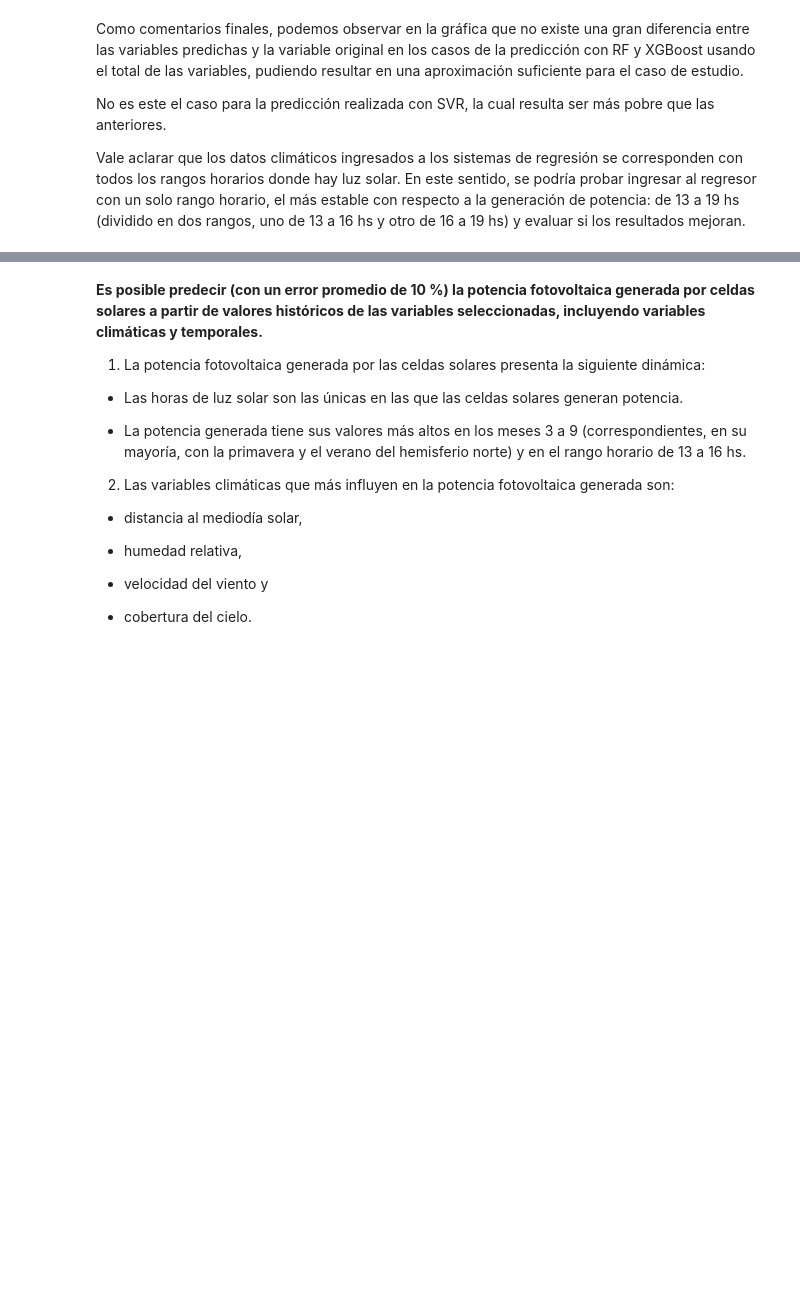
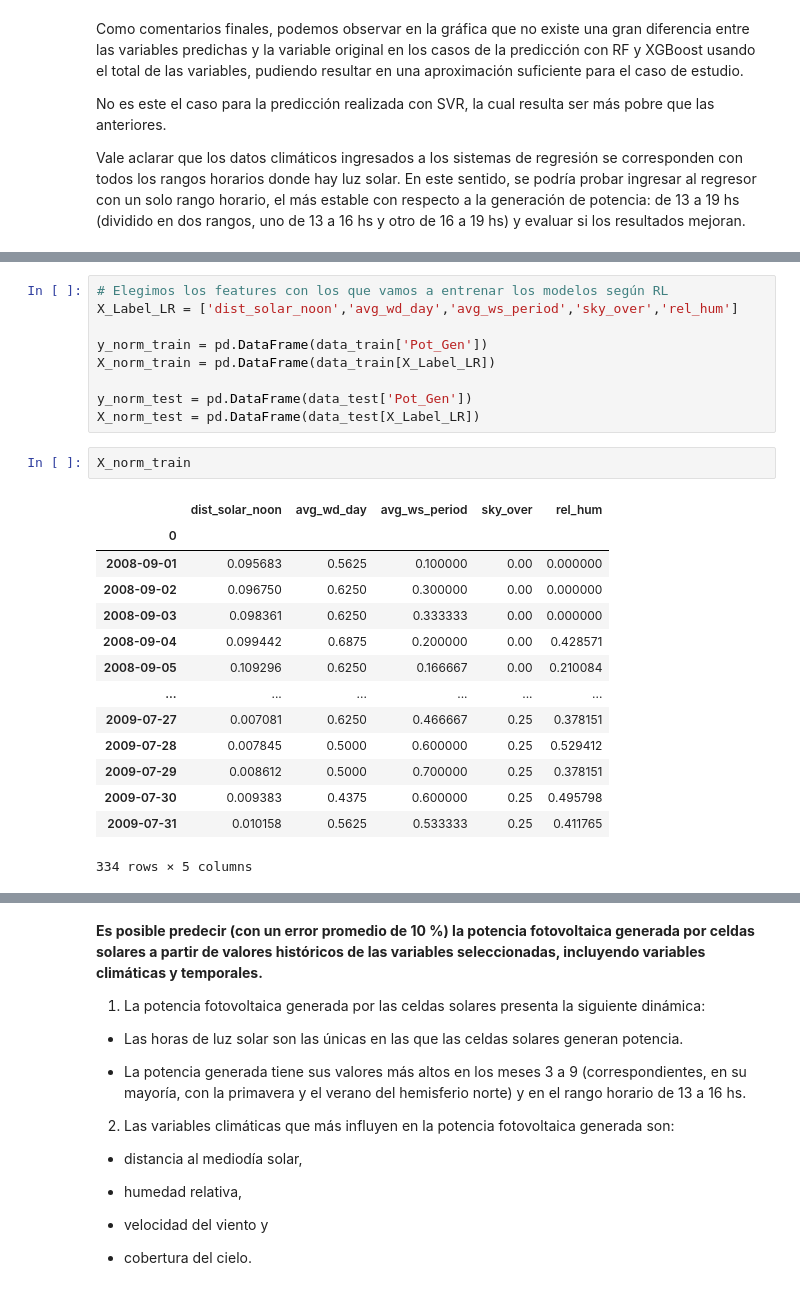
Before and after one commit to FernandoEzequiel/Coder, a Jupyter notebook: notebook/EntregasCoder/Desafio 17 - Entrega Final/Entrega_Final_GarciaGonzalez.ipynb, the cells around one changed output, grey strips where cells are left out. Saved outputs shown, nothing was run; the diff lists cells and outputs as text; blank space fills up the shorter version.

```diff
--- a/notebook/EntregasCoder/Desafio 17 - Entrega Final/Entrega_Final_GarciaGonzalez.ipynb
+++ b/notebook/EntregasCoder/Desafio 17 - Entrega Final/Entrega_Final_GarciaGonzalez.ipynb
@@ -1977,0 +2165,26 @@ Vale aclarar que los datos climáticos ingresados a los sistemas de regresión s
+# %%
+# Elegimos los features con los que vamos a entrenar los modelos según RL
+X_Label_LR = ['dist_solar_noon','avg_wd_day','avg_ws_period','sky_over','rel_hum']
+
+y_norm_train = pd.DataFrame(data_train['Pot_Gen'])
+X_norm_train = pd.DataFrame(data_train[X_Label_LR])
+
+y_norm_test = pd.DataFrame(data_test['Pot_Gen'])
+X_norm_test = pd.DataFrame(data_test[X_Label_LR])
+# %%
+X_norm_train
+# %% [output]
+|  | dist_solar_noon | avg_wd_day | avg_ws_period | sky_over | rel_hum |
+| 0 |  |  |  |  |  |
+| 2008-09-01 | 0.095683 | 0.5625 | 0.100000 | 0.00 | 0.000000 |
+| 2008-09-02 | 0.096750 | 0.6250 | 0.300000 | 0.00 | 0.000000 |
+| 2008-09-03 | 0.098361 | 0.6250 | 0.333333 | 0.00 | 0.000000 |
+| 2008-09-04 | 0.099442 | 0.6875 | 0.200000 | 0.00 | 0.428571 |
+| 2008-09-05 | 0.109296 | 0.6250 | 0.166667 | 0.00 | 0.210084 |
+| ... | ... | ... | ... | ... | ... |
+| 2009-07-27 | 0.007081 | 0.6250 | 0.466667 | 0.25 | 0.378151 |
+| 2009-07-28 | 0.007845 | 0.5000 | 0.600000 | 0.25 | 0.529412 |
+| 2009-07-29 | 0.008612 | 0.5000 | 0.700000 | 0.25 | 0.378151 |
+| 2009-07-30 | 0.009383 | 0.4375 | 0.600000 | 0.25 | 0.495798 |
+| 2009-07-31 | 0.010158 | 0.5625 | 0.533333 | 0.25 | 0.411765 |
+334 rows × 5 columns
```
Also changed, not shown: parts of 43 cells of this notebook, 4 other files.
